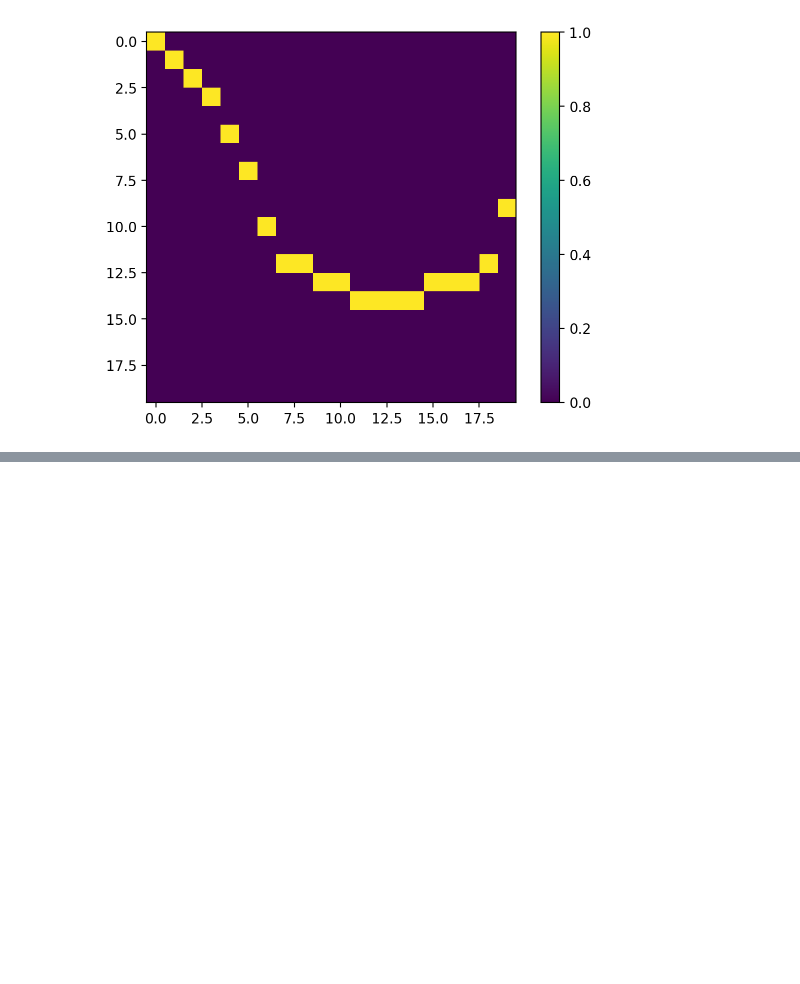
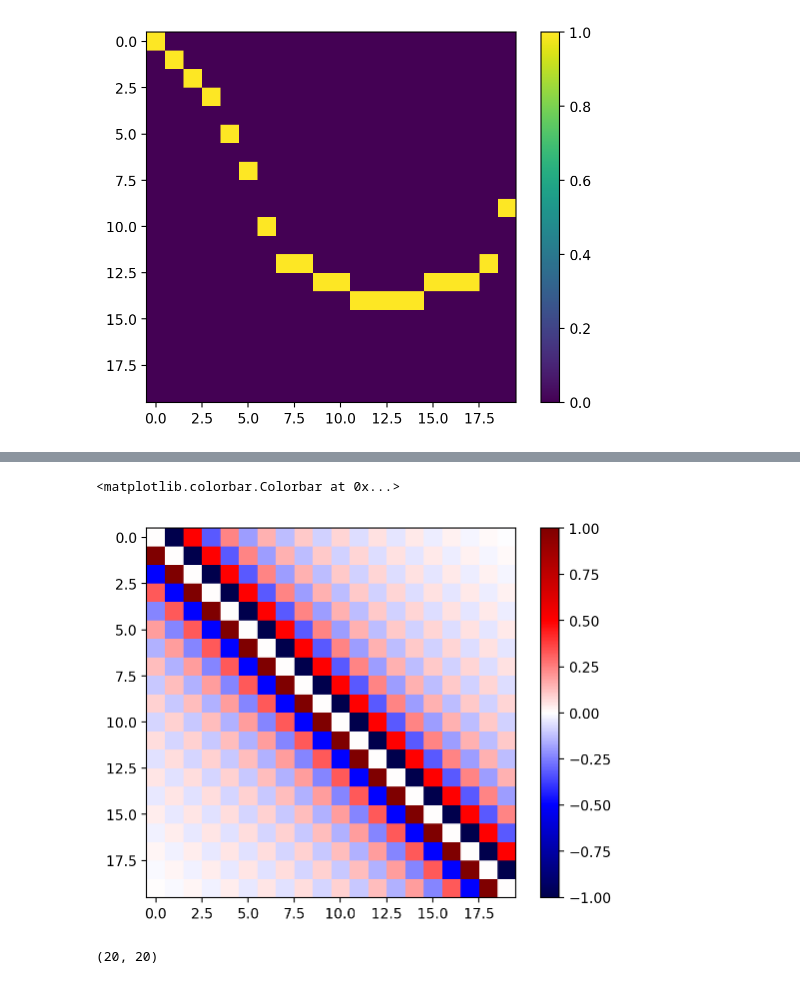
Before and after one commit to alizma/symmetry_learning, a Jupyter notebook: ode_rotation_discover.ipynb, the cells around one changed output, grey strips where cells are left out. Cells and saved outputs as stored; diff of their text form; code cells hidden in the pictures; blank space fills up the shorter version.

```diff
--- a/ode_rotation_discover.ipynb
+++ b/ode_rotation_discover.ipynb
@@ -94,0 +90,16 @@ colorbar()
+# %%
+# exact rotation generator
+L0 = lambda d,z: sum([2*pi*p/d**2 * sin(2*pi*p/d *z) for p in arange(-d/2+1,d/2)], axis=0)
+
+DIM = 20
+d = 20
+z = arange(d)[:,newaxis]-arange(d)
+imshow(L0(2*d,z), cmap = 'seismic',vmin=-1, vmax=1)
+colorbar()
+# %% [output]
+<matplotlib.colorbar.Colorbar at 0x...>
+[figure, added]
+# %%
+(arange(d)[:,newaxis] - arange(d)).shape
+# %% [output]
+(20, 20)
```
Also changed, not shown: parts of 17 cells of this notebook.
